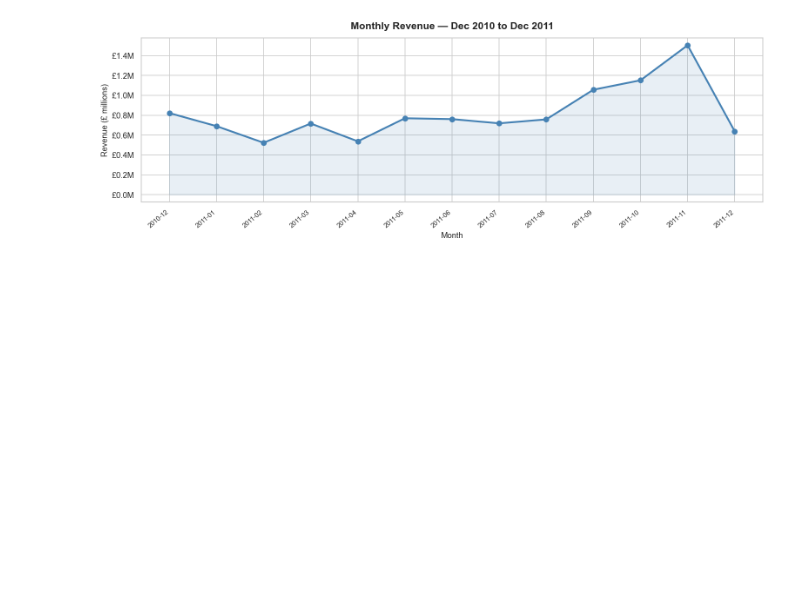
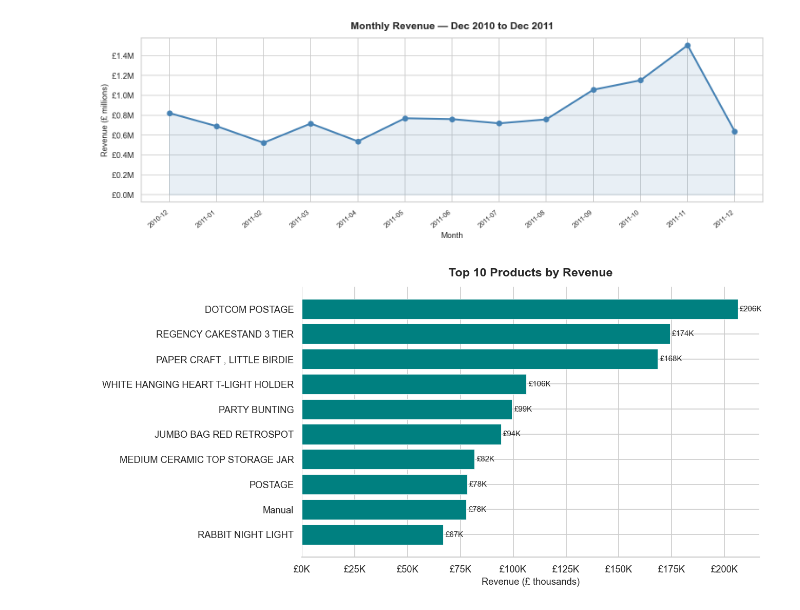
Before and after one commit to TiagoStudent/repeat-data-visualisation-ca, a Jupyter notebook: Untitled.ipynb, the cells around one changed output. Drawn from its saved outputs; the diff is of its cells as text; code cells hidden in the pictures; blank space fills up the shorter version.

Commit message:
Top 10 Products chart

```diff
--- a/Untitled.ipynb
+++ b/Untitled.ipynb
@@ -210,3 +210,26 @@ plt.tight_layout()
 plt.show()
 # %% [output]
 [figure]
+# %%
+# ── 2.3 Top 10 Products by Revenue (Horizontal Bar) ─────────────────────────
+top_products = (df.groupby('Description')['TotalValue']
+                  .sum()
+                  .sort_values(ascending=False)
+                  .head(10)
+                  .reset_index())
+
+fig, ax = plt.subplots(figsize=(11, 5.5))
+bars = ax.barh(top_products['Description'][::-1],
+               top_products['TotalValue'][::-1] / 1e3,
+               color='teal', edgecolor='white', linewidth=0.5)
+ax.set_title('Top 10 Products by Revenue', fontsize=14, fontweight='bold', pad=12)
+ax.set_xlabel('Revenue (£ thousands)', fontsize=11)
+ax.xaxis.set_major_formatter(mticker.FormatStrFormatter('£%.0fK'))
+for bar in bars:
+    ax.text(bar.get_width() + 1, bar.get_y() + bar.get_height()/2,
+            f'£{bar.get_width():.0f}K', va='center', fontsize=9)
+sns.despine(left=True, bottom=False)
+plt.tight_layout()
+plt.show()
+# %% [output]
+[figure, added]
```
